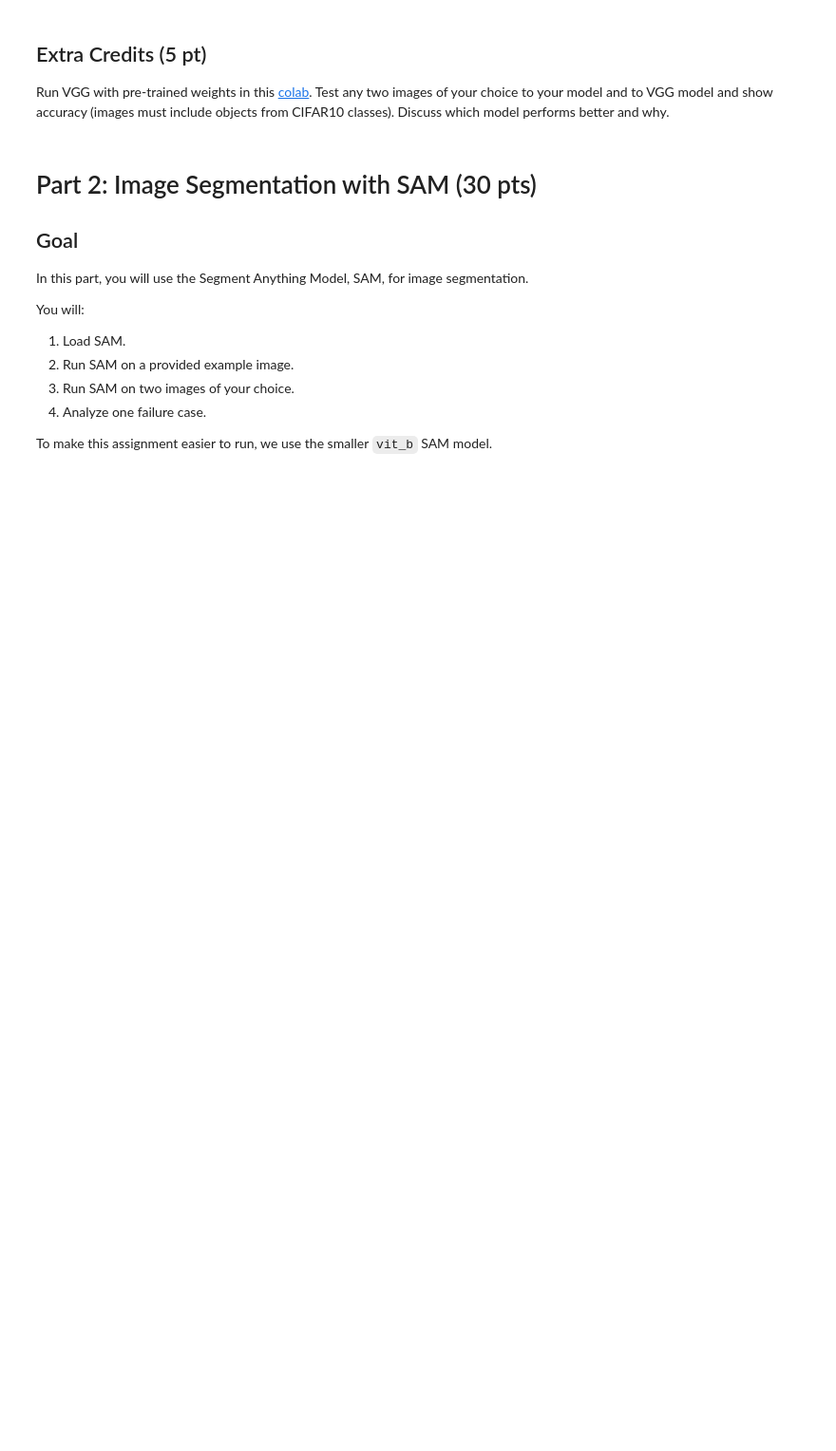
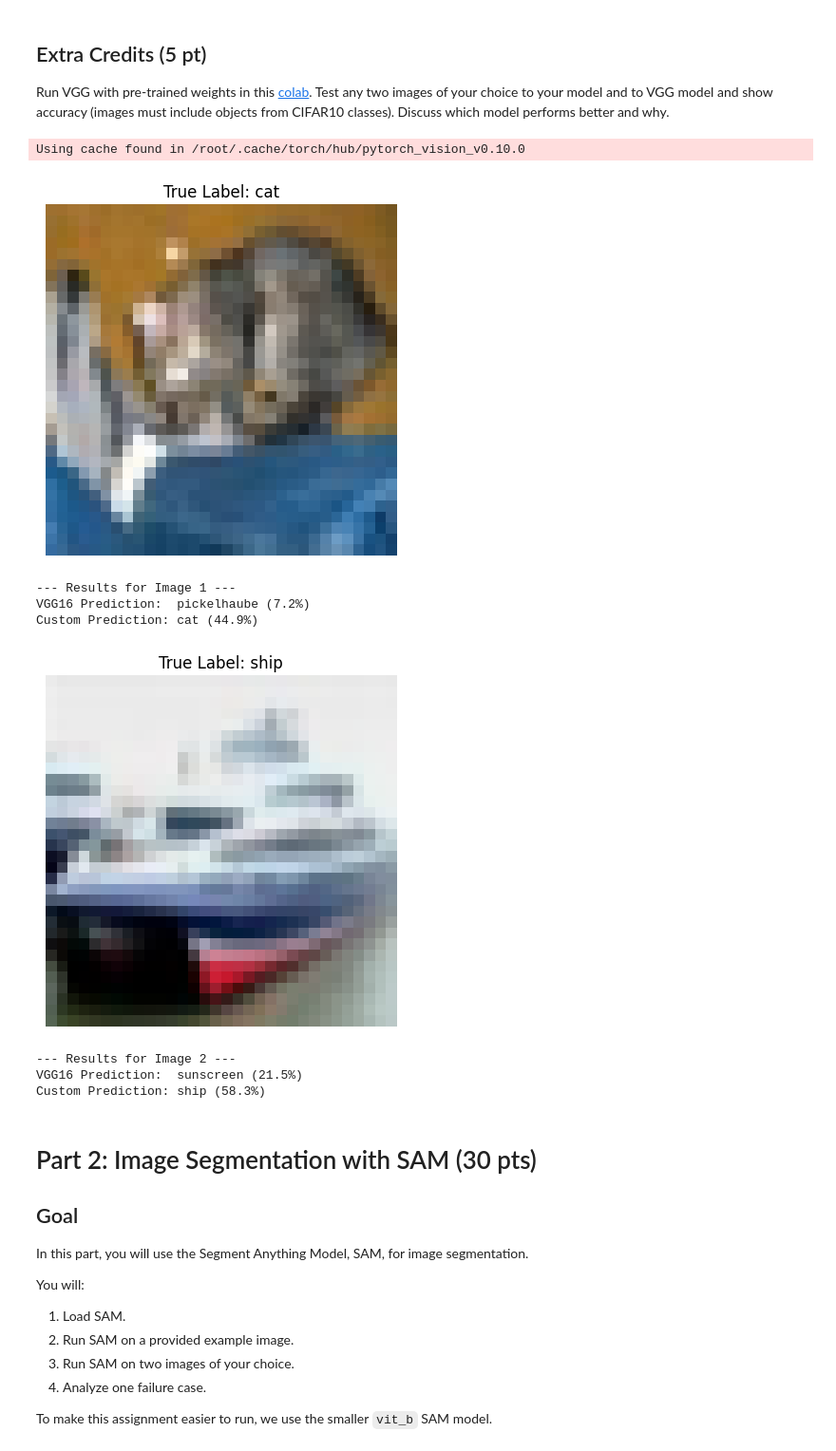
Before and after one commit to nishadw/cmsc426, a Jupyter notebook: CMSC426_Assignment5_sp26.ipynb, the cells around one changed output. Shown at 95% size. Saved outputs shown, nothing was run; the diff lists cells and outputs as text; code cells hidden in the pictures; blank space fills up the shorter version.

```diff
--- a/CMSC426_Assignment5_sp26.ipynb
+++ b/CMSC426_Assignment5_sp26.ipynb
@@ -202,7 +235,7 @@ Train for 5 epochs. During training, record:
 ## Extra Credit (5 pts)
 - 5 pts bonus if you get more than 65% accuracy
 # %%
-epochs = 5
+epochs = 7
 
 train_losses = []
 test_accuracies = []
@@ -218,10 +251,19 @@ for epoch in range(epochs):
 
         # TODO:
         # 1. Clear gradients.
+        optimizer.zero_grad()
+
         # 2. Run forward pass.
+        outputs = net(images)
+
         # 3. Compute loss.
+        loss = criterion(outputs, labels)
+
         # 4. Run backward pass.
+        loss.backward()
+
         # 5. Update weights.
+        optimizer.step()
 
         running_loss += loss.item()
         num_batches += 1
@@ -240,6 +282,13 @@ for epoch in range(epochs):
 
             # TODO:
             # Run prediction and update correct / total.
+            outputs = net(images)
+
+            # torch.max returns a tuple of (maximum_values, indices_of_maximum_values)
+            # We only care about the indices, which represent the predicted class.
+            _, predicted = torch.max(outputs.data, 1)
+            total += labels.size(0)
+            correct += (predicted == labels).sum().item()
 
     test_acc = 100 * correct / total
     test_accuracies.append(test_acc)
@@ -314,7 +395,66 @@ Answer the following questions.
 ## Extra Credits (5 pt)
 Run VGG with pre-trained weights in this [colab](https://colab.research.google.com/github/pytorch/pytorch.github.io/blob/master/assets/hub/pytorch_vision_vgg.ipynb#scrollTo=daily-wayne). Test any two images of your choice to your model and to VGG model and show accuracy (images must include objects from CIFAR10 classes). Discuss which model performs better and why.
 # %%
-# YOUR CODE HERE
+import torch
+import urllib.request
+from torchvision import transforms
+import matplotlib.pyplot as plt
+import torch.nn.functional as F
+
+vgg = torch.hub.load('pytorch/vision:v0.10.0', 'vgg16', pretrained=True).to(device).eval()
+url = "https://raw.githubusercontent.com/pytorch/hub/master/imagenet_classes.txt"
+imagenet_classes = urllib.request.urlopen(url).read().decode('utf-8').splitlines()
+cifar_classes = ['plane', 'car', 'bird', 'cat', 'deer', 'dog', 'frog', 'horse', 'ship', 'truck']
+
+vgg_transform = transforms.Compose([
+    transforms.Resize(256), transforms.CenterCrop(224), transforms.ToTensor(),
+    transforms.Normalize([0.485, 0.456, 0.406], [0.229, 0.224, 0.225])
+])
+
+dataiter = iter(testloader)
+images, labels = next(dataiter)
+
+for i in range(2):
+    img_tensor = images[i]
+    true_label = cifar_classes[labels[i].item()]
+
+    img_unnorm = img_tensor / 2 + 0.5
+    pil_img = transforms.ToPILImage()(img_unnorm)
+
+    plt.imshow(pil_img)
+    plt.title(f"True Label: {true_label}")
+    plt.axis('off')
+    plt.show()
+
+    # vgg predictions
+    input_vgg = vgg_transform(pil_img).unsqueeze(0).to(device)
+    with torch.no_grad():
+        vgg_probs = F.softmax(vgg(input_vgg)[0], dim=0)
+    vgg_conf, vgg_id = torch.max(vgg_probs, 0)
+
+    # my model predictions
+    input_custom = img_tensor.unsqueeze(0).to(device)
+    with torch.no_grad():
+        custom_probs = F.softmax(net(input_custom)[0], dim=0)
+    custom_conf, custom_id = torch.max(custom_probs, 0)
+
+    print(f"--- Results for Image {i+1} ---")
+    print(f"VGG16 Prediction:  {imagenet_classes[vgg_id]} ({vgg_conf.item()*100:.1f}%)")
+    print(f"Custom Prediction: {cifar_classes[custom_id]} ({custom_conf.item()*100:.1f}%)\n")
+
+# my model performed better in this case because it is attuned to low-pixel dimensions, whereas in the case of vgg,
+# it needed to blow them up, creating a blurry image for itself. however in the real world, vgg will perform better
+# due to more layers and a more optimized model overall.
+# %% [output]
+Using cache found in /root/.cache/torch/hub/pytorch_vision_v0.10.0
+[figure, added]
+--- Results for Image 1 ---
+VGG16 Prediction:  pickelhaube (7.2%)
+Custom Prediction: cat (44.9%)
+[figure, added]
+--- Results for Image 2 ---
+VGG16 Prediction:  sunscreen (21.5%)
+Custom Prediction: ship (58.3%)
 # %% [markdown]
 # Part 2: Image Segmentation with SAM (30 pts)
 
```
Also changed, not shown: parts of 14 cells of this notebook.
